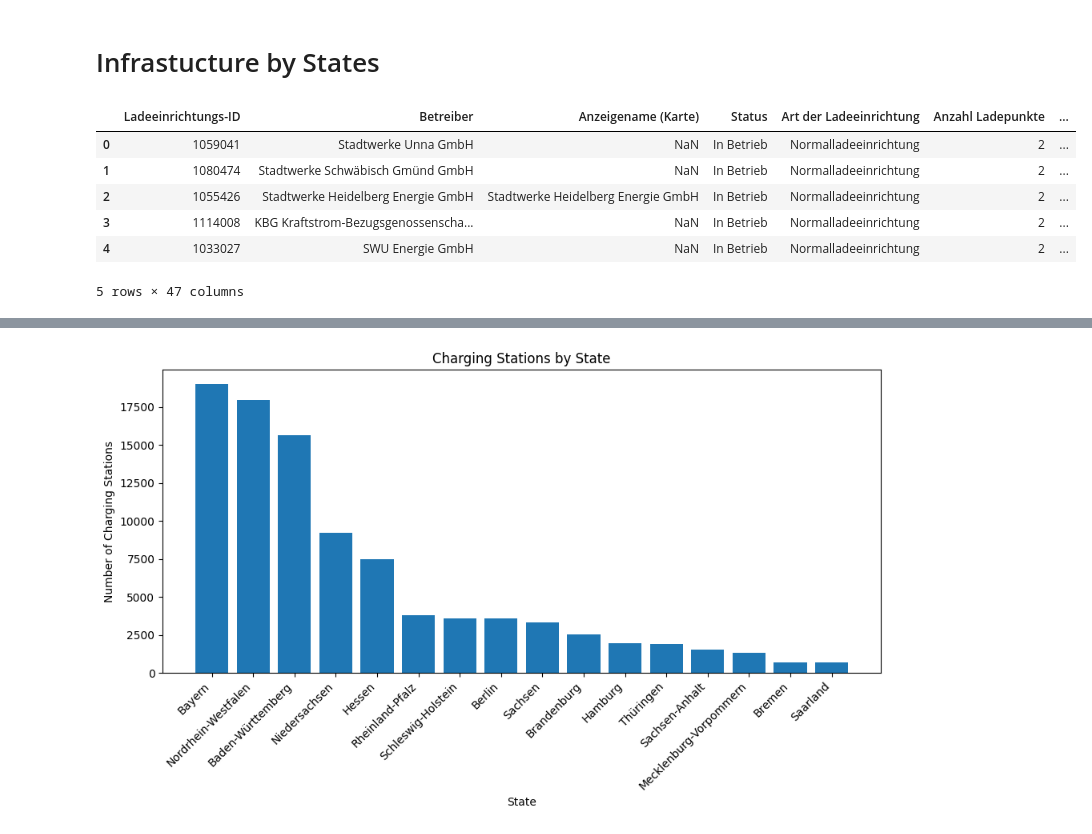
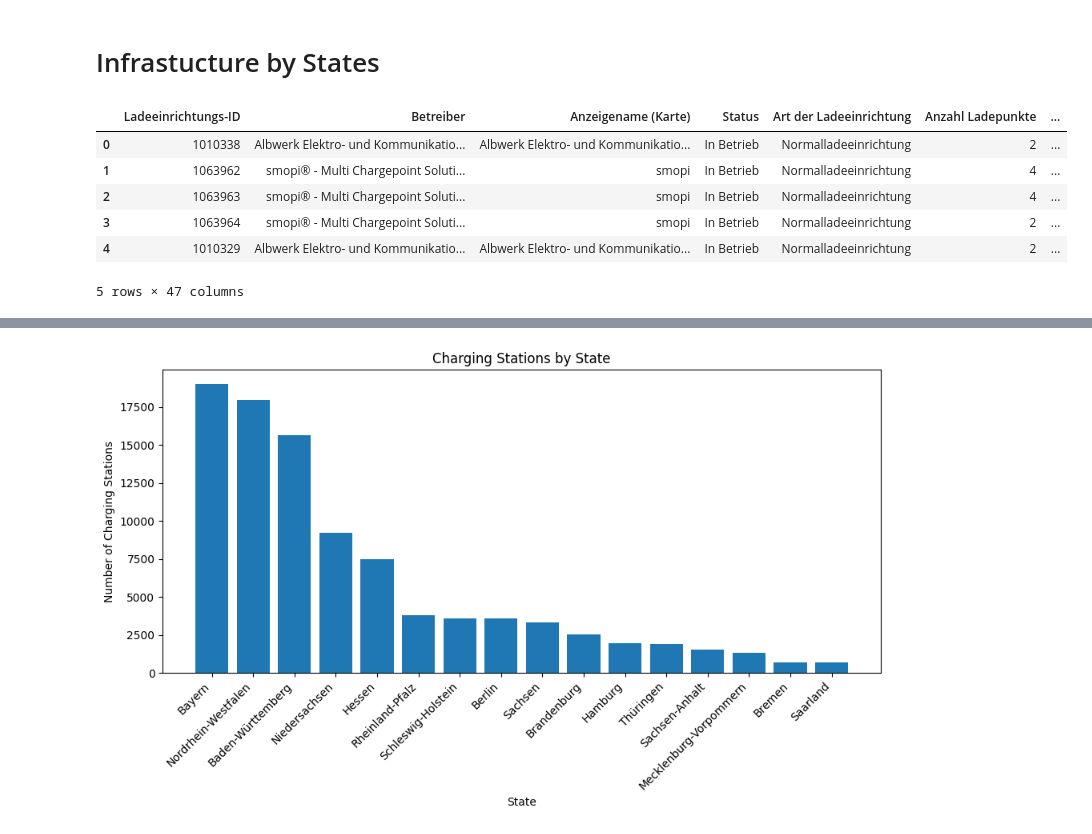
Before and after one commit to Florian-Robrecht/da-project, a Jupyter notebook: Group_Intro2DA.ipynb, the cells around one changed output, grey strips where cells are left out. Saved outputs shown, nothing was run; the diff lists cells and outputs as text; code cells hidden in the pictures.

```diff
--- a/Group_Intro2DA.ipynb
+++ b/Group_Intro2DA.ipynb
@@ -553,14 +758,20 @@ Correlation between new charging points and EV + PHEV registrations: 0.876
 # %% [markdown]
 # Infrastucture by States
 # %%
-df_charging = pd.read_csv("EV CHARGING - Sheet1.csv", low_memory=False)
+df_charging = pd.read_csv(
+    "datasets/Ladesaeulenregister_BNetzA_2025-08-26.csv",
+    sep=";",
+    encoding="latin1",
+    skiprows=10,
+    decimal=",",
+)
 df_charging.head()
 # %% [output]
 |  | Ladeeinrichtungs-ID | Betreiber | Anzeigename (Karte) | Status | Art der Ladeeinrichtung | Anzahl Ladepunkte | ... |
-| 0 | 1059041 | Stadtwerke Unna GmbH | NaN | In Betrieb | Normalladeeinrichtung | 2 | ... |
-| 1 | 1080474 | Stadtwerke Schwäbisch Gmünd GmbH | NaN | In Betrieb | Normalladeeinrichtung | 2 | ... |
-| 2 | 1055426 | Stadtwerke Heidelberg Energie GmbH | Stadtwerke Heidelberg Energie GmbH | In Betrieb | Normalladeeinrichtung | 2 | ... |
-| 3 | 1114008 | KBG Kraftstrom-Bezugsgenossenscha... | NaN | In Betrieb | Normalladeeinrichtung | 2 | ... |
-| 4 | 1033027 | SWU Energie GmbH | NaN | In Betrieb | Normalladeeinrichtung | 2 | ... |
+| 0 | 1010338 | Albwerk Elektro- und Kommunikatio... | Albwerk Elektro- und Kommunikatio... | In Betrieb | Normalladeeinrichtung | 2 | ... |
+| 1 | 1063962 | smopi® - Multi Chargepoint Soluti... | smopi | In Betrieb | Normalladeeinrichtung | 4 | ... |
+| 2 | 1063963 | smopi® - Multi Chargepoint Soluti... | smopi | In Betrieb | Normalladeeinrichtung | 4 | ... |
+| 3 | 1063964 | smopi® - Multi Chargepoint Soluti... | smopi | In Betrieb | Normalladeeinrichtung | 2 | ... |
+| 4 | 1010329 | Albwerk Elektro- und Kommunikatio... | Albwerk Elektro- und Kommunikatio... | In Betrieb | Normalladeeinrichtung | 2 | ... |
 5 rows × 47 columns
 # %%
```
Also changed, not shown: parts of 29 cells of this notebook, 6 other files.
